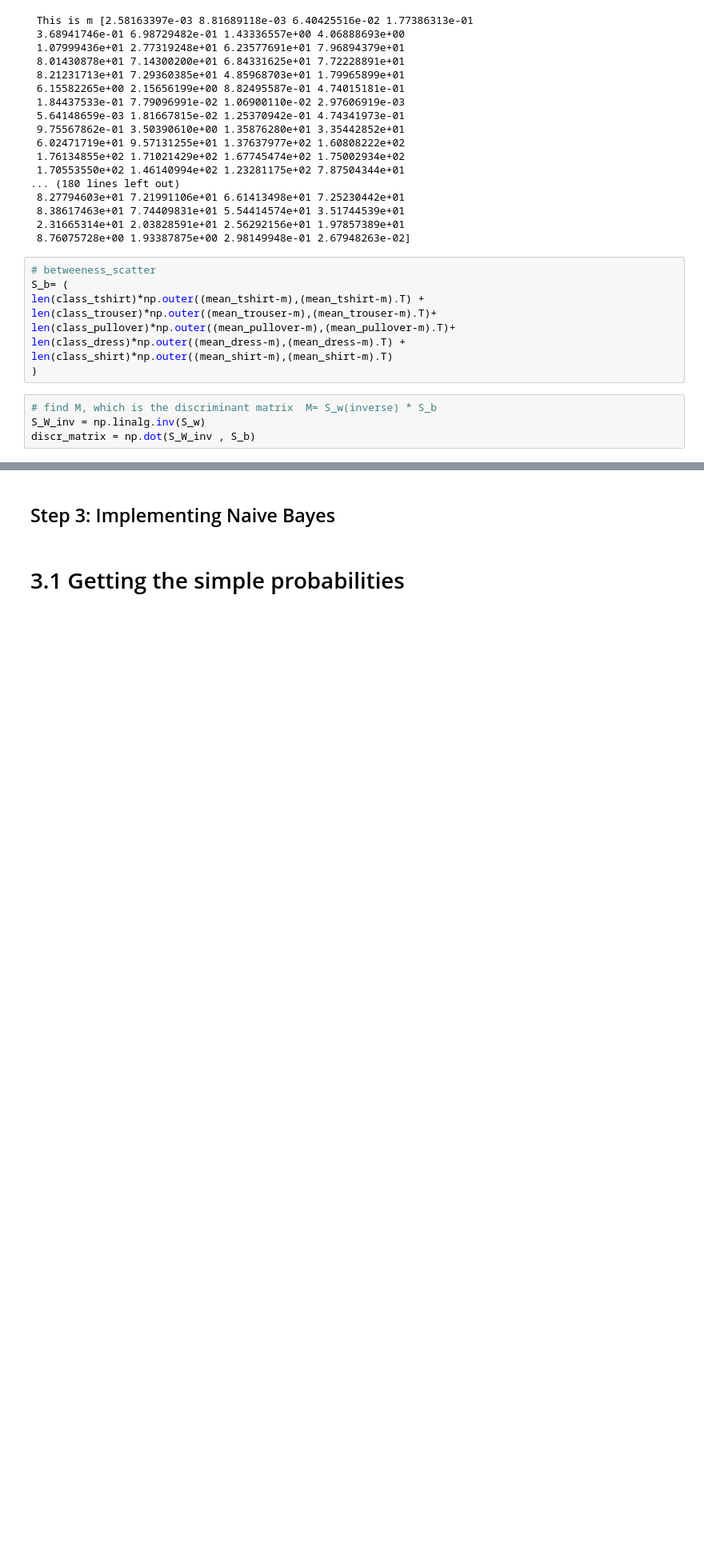
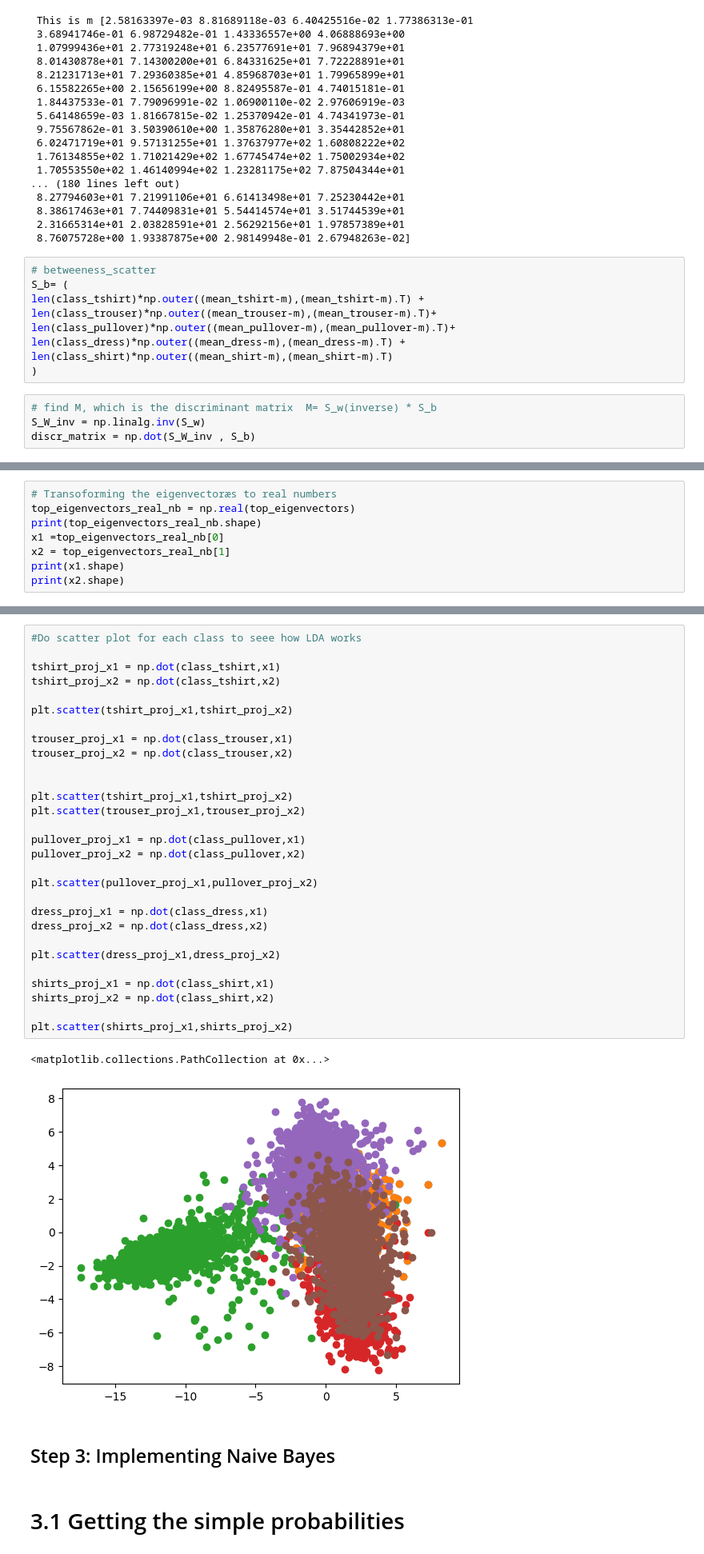
Before and after one commit to PetyaPetrova96/clasifying-clothing-types-, a Jupyter notebook: steps.ipynb, the cells around one changed output, grey strips where cells are left out. Shown at 80% size. Saved outputs shown, nothing was run; the diff lists cells and outputs as text; blank space fills up the shorter version.

```diff
--- a/steps.ipynb
+++ b/steps.ipynb
@@ -299,0 +265,8 @@ print(array_top_2)
+# %%
+# Transoforming the eigenvectoræs to real numbers
+top_eigenvectors_real_nb = np.real(top_eigenvectors)
+print(top_eigenvectors_real_nb.shape)
+x1 =top_eigenvectors_real_nb[0]
+x2 = top_eigenvectors_real_nb[1]
+print(x1.shape)
+print(x2.shape)
@@ -300,3 +284,35 @@ print(array_top_2)
+# %%
+#Do scatter plot for each class to seee how LDA works
+
+tshirt_proj_x1 = np.dot(class_tshirt,x1)
+tshirt_proj_x2 = np.dot(class_tshirt,x2)
+
+plt.scatter(tshirt_proj_x1,tshirt_proj_x2)
+
+trouser_proj_x1 = np.dot(class_trouser,x1)
+trouser_proj_x2 = np.dot(class_trouser,x2)
+
+
+plt.scatter(tshirt_proj_x1,tshirt_proj_x2)
+plt.scatter(trouser_proj_x1,trouser_proj_x2)
+
+pullover_proj_x1 = np.dot(class_pullover,x1)
+pullover_proj_x2 = np.dot(class_pullover,x2)
+
+plt.scatter(pullover_proj_x1,pullover_proj_x2)
+
+dress_proj_x1 = np.dot(class_dress,x1)
+dress_proj_x2 = np.dot(class_dress,x2)
+
+plt.scatter(dress_proj_x1,dress_proj_x2)
+
+shirts_proj_x1 = np.dot(class_shirt,x1)
+shirts_proj_x2 = np.dot(class_shirt,x2)
+
+plt.scatter(shirts_proj_x1,shirts_proj_x2)
+# %% [output]
+<matplotlib.collections.PathCollection at 0x...>
+[figure, added]
 # %% [markdown]
 ## Step 3: Implementing Naive Bayes
 # %% [markdown]
```
Also changed, not shown: parts of 6 cells of this notebook.
